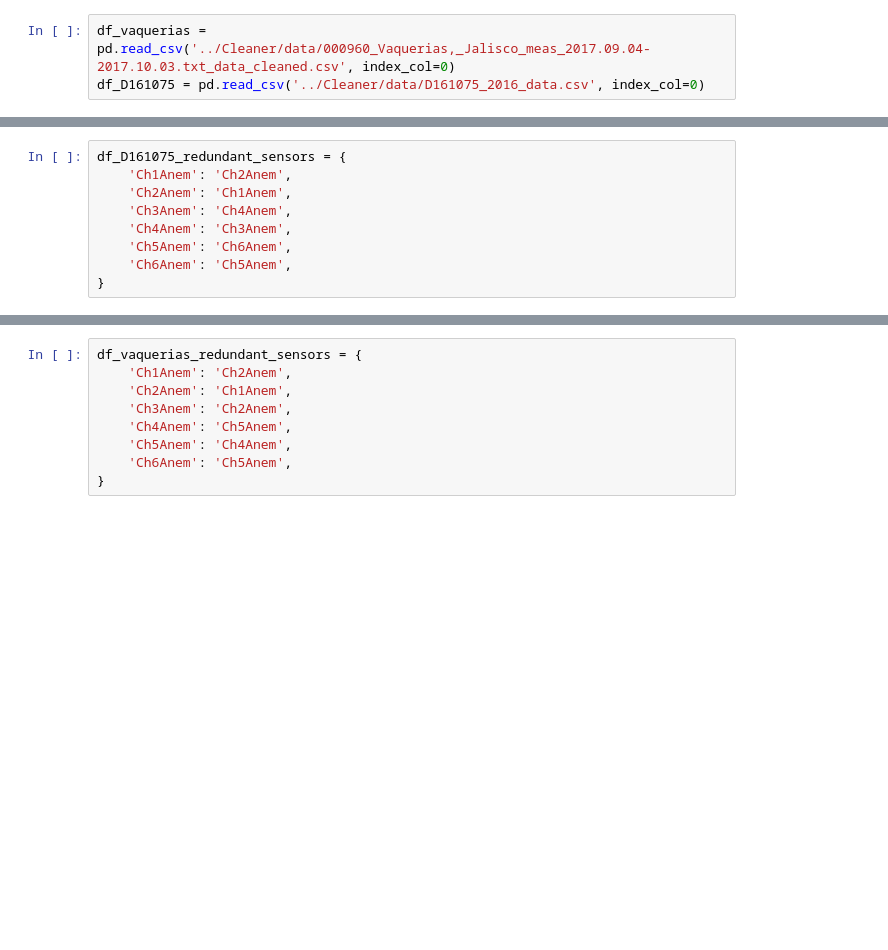
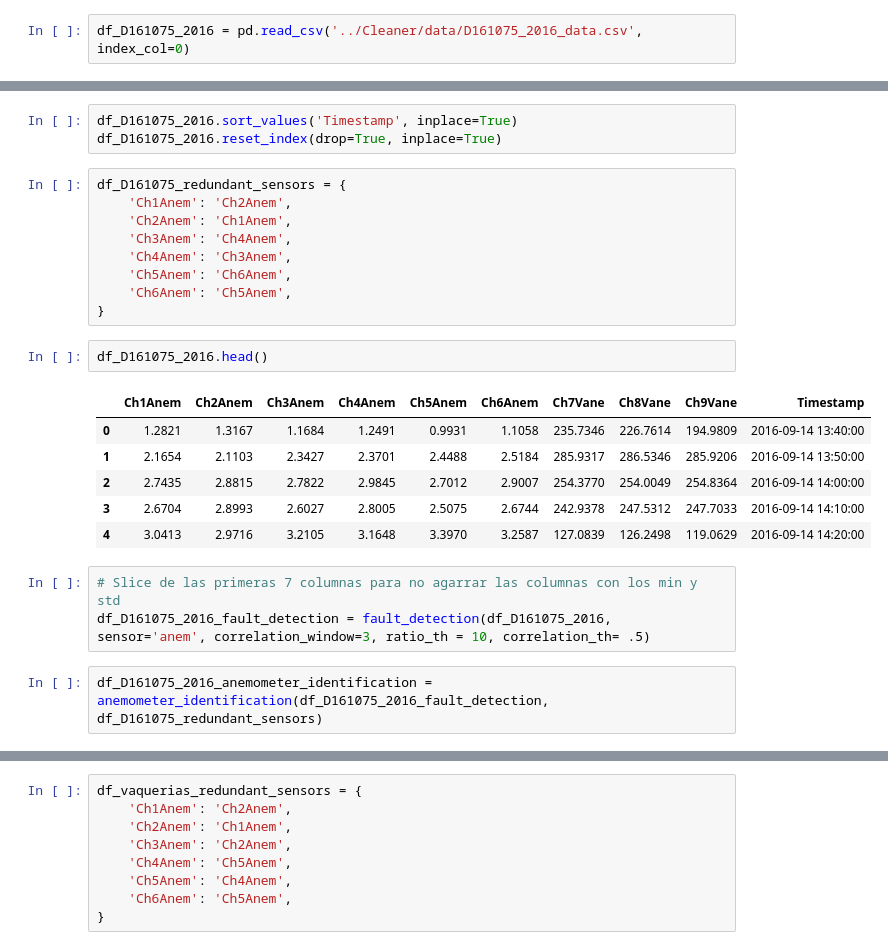
Before and after one commit to mariolarochelle/AERO, a Jupyter notebook: Working/Franco/Analysis/sensor_analysis.ipynb, the cells around one changed output, grey strips where cells are left out. Saved outputs shown, nothing was run; the diff lists cells and outputs as text; blank space fills up the shorter version.

```diff
--- a/Working/Franco/Analysis/sensor_analysis.ipynb
+++ b/Working/Franco/Analysis/sensor_analysis.ipynb
@@ -10,3 +10,2 @@ ModuleNotFoundError: No module named 'tqdm'
 # %%
-df_vaquerias = pd.read_csv('../Cleaner/data/000960_Vaquerias,_Jalisco_meas_2017.09.04-2017.10.03.txt_data_cleaned.csv', index_col=0)
-df_D161075 = pd.read_csv('../Cleaner/data/D161075_2016_data.csv', index_col=0)
+df_D161075_2016 = pd.read_csv('../Cleaner/data/D161075_2016_data.csv', index_col=0)
@@ -20,3 +12,6 @@ df_D161075_anemometer_identification = anemometer_identification(df_D161075_faul
+# %%
+df_D161075_2016.sort_values('Timestamp', inplace=True)
+df_D161075_2016.reset_index(drop=True, inplace=True)
 # %%
 df_D161075_redundant_sensors = {
     'Ch1Anem': 'Ch2Anem',
@@ -26,3 +21,17 @@ df_D161075_redundant_sensors = {
     'Ch5Anem': 'Ch6Anem',
     'Ch6Anem': 'Ch5Anem',
 }
+# %%
+df_D161075_2016.head()
+# %% [output]
+|  | Ch1Anem | Ch2Anem | Ch3Anem | Ch4Anem | Ch5Anem | Ch6Anem | Ch7Vane | Ch8Vane | Ch9Vane | Timestamp |
+| 0 | 1.2821 | 1.3167 | 1.1684 | 1.2491 | 0.9931 | 1.1058 | 235.7346 | 226.7614 | 194.9809 | 2016-09-14 13:40:00 |
+| 1 | 2.1654 | 2.1103 | 2.3427 | 2.3701 | 2.4488 | 2.5184 | 285.9317 | 286.5346 | 285.9206 | 2016-09-14 13:50:00 |
+| 2 | 2.7435 | 2.8815 | 2.7822 | 2.9845 | 2.7012 | 2.9007 | 254.3770 | 254.0049 | 254.8364 | 2016-09-14 14:00:00 |
+| 3 | 2.6704 | 2.8993 | 2.6027 | 2.8005 | 2.5075 | 2.6744 | 242.9378 | 247.5312 | 247.7033 | 2016-09-14 14:10:00 |
+| 4 | 3.0413 | 2.9716 | 3.2105 | 3.1648 | 3.3970 | 3.2587 | 127.0839 | 126.2498 | 119.0629 | 2016-09-14 14:20:00 |
+# %%
+# Slice de las primeras 7 columnas para no agarrar las columnas con los min y std
+df_D161075_2016_fault_detection = fault_detection(df_D161075_2016, sensor='anem', correlation_window=3, ratio_th = 10, correlation_th= .5)
+# %%
+df_D161075_2016_anemometer_identification = anemometer_identification(df_D161075_2016_fault_detection, df_D161075_redundant_sensors)
```
Also changed, not shown: parts of 28 cells of this notebook, 7 other files.
